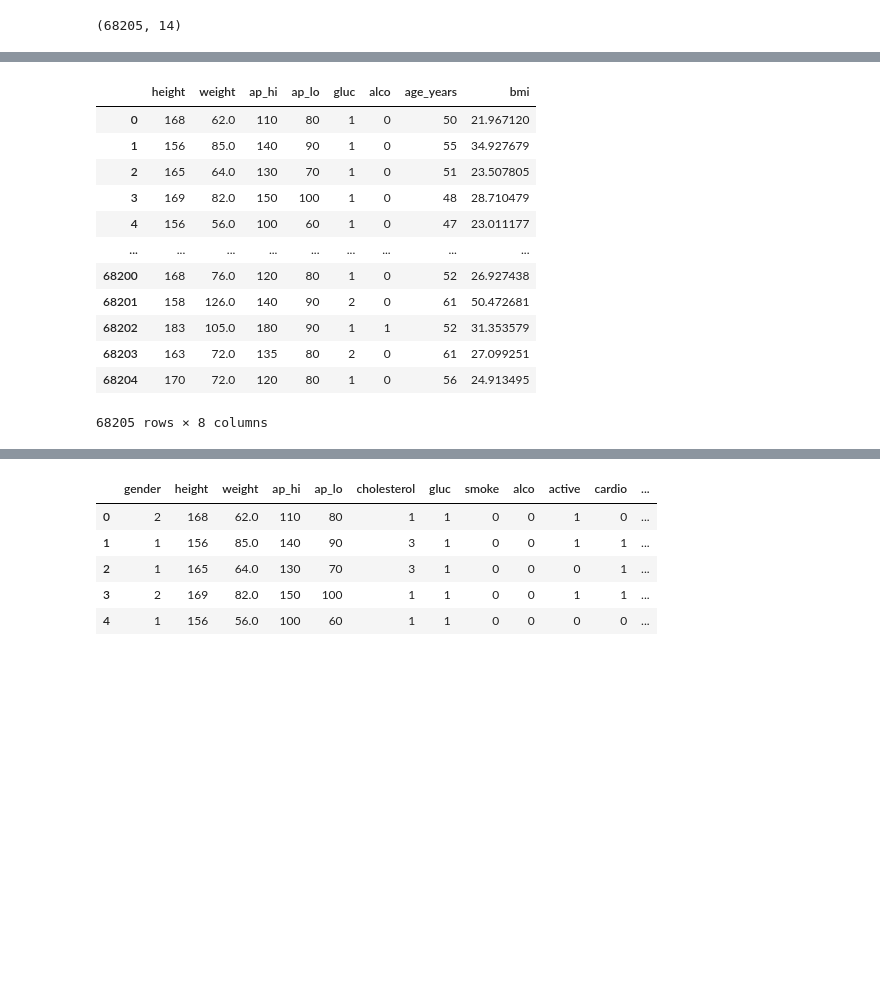
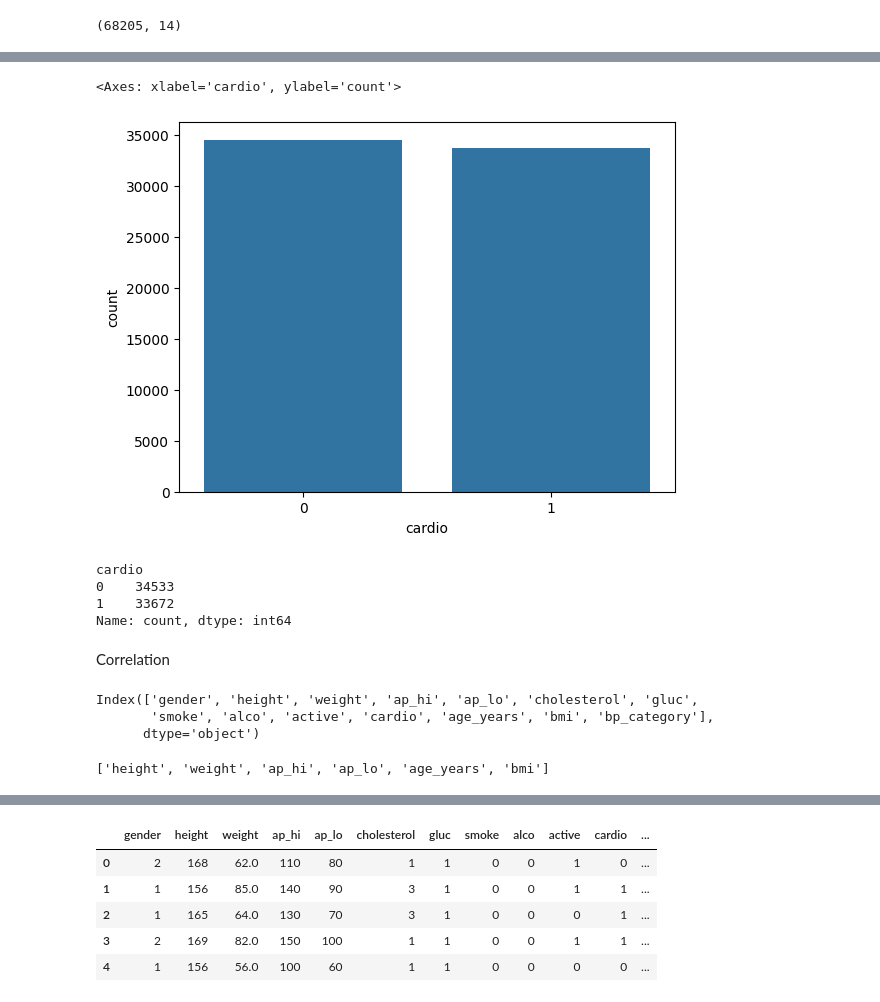
Before and after one commit to Manishkumar902/Project_cardio, a Jupyter notebook: ML_Project.ipynb, the cells around one changed output, grey strips where cells are left out. Cells and saved outputs as stored; diff of their text form; code cells hidden in the pictures; blank space fills up the shorter version.

```diff
--- a/ML_Project.ipynb
+++ b/ML_Project.ipynb
@@ -75,3 +167,23 @@ df.shape
+# %%
+sns.countplot(data=df,x='cardio')
+# %% [output]
+<Axes: xlabel='cardio', ylabel='count'>
+[figure, added]
+# %%
+df['cardio'].value_counts()
+# %% [output]
+cardio
+0    34533
+1    33672
+Name: count, dtype: int64
+# %% [markdown]
+Correlation
+# %%
+df.columns
+# %% [output]
+Index(['gender', 'height', 'weight', 'ap_hi', 'ap_lo', 'cholesterol', 'gluc',
+       'smoke', 'alco', 'active', 'cardio', 'age_years', 'bmi', 'bp_category'],
+      dtype='object')
 # %%
 # Numerical = []
 # Categoricaal = []
@@ -82,24 +194,11 @@ df.shape
 #    else:
 #         Categorical.append(col)
 
-Categorical = ['gender','cholesterol','glus','smoke',
-               'aloc','active','cardio','bp_category' ]
+categorical = ['gender', 'cholesterol' , 'gluc' , 'smoke',
+               'alco' , 'active' , 'cardio' , 'bp_category' ]
 
-Numerical = [col for col in df.columns if col not in Categorical]
+numerical = [col for col in df.columns if col not in categorical]
+numerical
+# %% [output]
+['height', 'weight', 'ap_hi', 'ap_lo', 'age_years', 'bmi']
-# %%
-df[Numerical]
-# %% [output]
-|  | height | weight | ap_hi | ap_lo | gluc | alco | age_years | bmi |
-| 0 | 168 | 62.0 | 110 | 80 | 1 | 0 | 50 | 21.967120 |
-| 1 | 156 | 85.0 | 140 | 90 | 1 | 0 | 55 | 34.927679 |
-| 2 | 165 | 64.0 | 130 | 70 | 1 | 0 | 51 | 23.507805 |
-| 3 | 169 | 82.0 | 150 | 100 | 1 | 0 | 48 | 28.710479 |
-| 4 | 156 | 56.0 | 100 | 60 | 1 | 0 | 47 | 23.011177 |
-| ... | ... | ... | ... | ... | ... | ... | ... | ... |
-| 68200 | 168 | 76.0 | 120 | 80 | 1 | 0 | 52 | 26.927438 |
-| 68201 | 158 | 126.0 | 140 | 90 | 2 | 0 | 61 | 50.472681 |
-| 68202 | 183 | 105.0 | 180 | 90 | 1 | 1 | 52 | 31.353579 |
-| 68203 | 163 | 72.0 | 135 | 80 | 2 | 0 | 61 | 27.099251 |
-| 68204 | 170 | 72.0 | 120 | 80 | 1 | 0 | 56 | 24.913495 |
-68205 rows × 8 columns
 # %%
```
Also changed, not shown: parts of 78 cells of this notebook, 4 other files.
